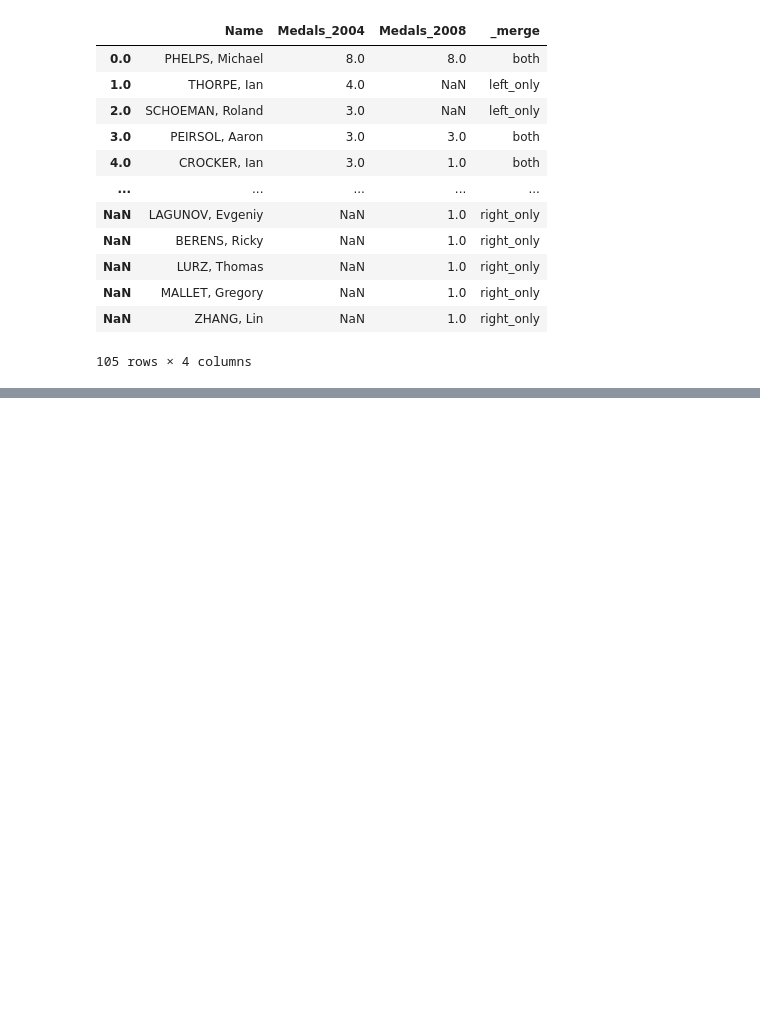
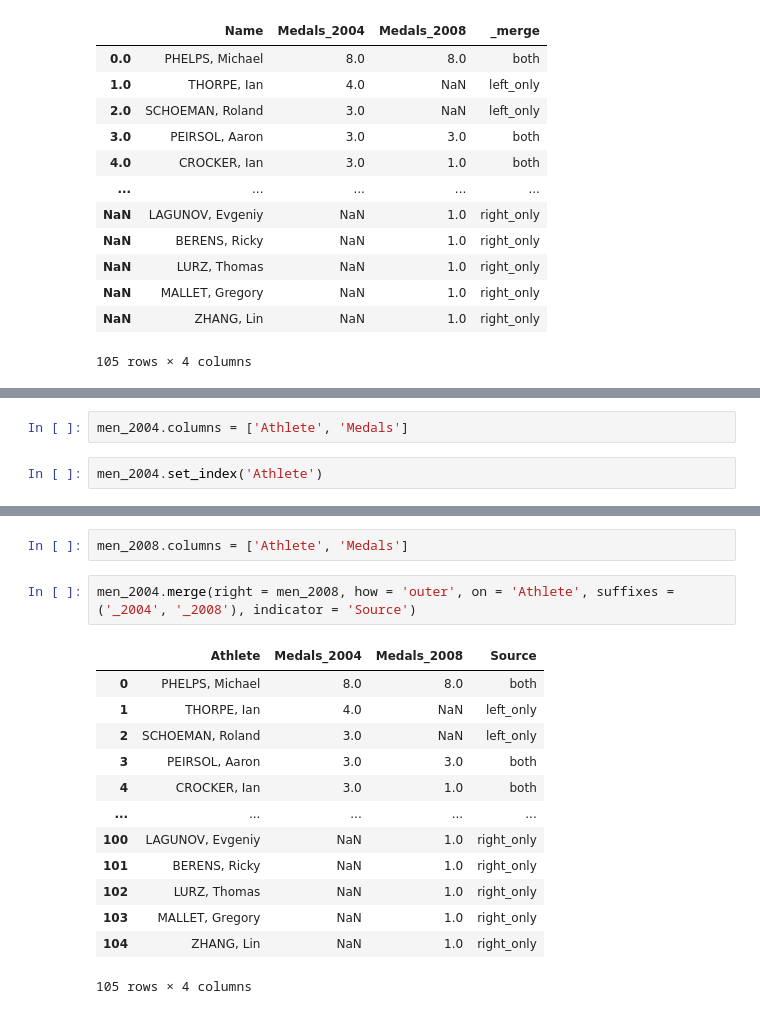
Before and after one commit to alchemistbg/udemy-the-complete-pandas-bootcamp, a Jupyter notebook: Section-14/Merging_Joining_and_Concatenating_Data.ipynb, the cells around one changed output, grey strips where cells are left out. Saved outputs shown, nothing was run; the diff lists cells and outputs as text; blank space fills up the shorter version.

```diff
--- a/Section-14/Merging_Joining_and_Concatenating_Data.ipynb
+++ b/Section-14/Merging_Joining_and_Concatenating_Data.ipynb
@@ -915,0 +989,4 @@ men_0408_3
+# %%
+men_2004.columns = ['Athlete', 'Medals']
+# %%
+men_2004.set_index('Athlete')
@@ -915,0 +1021,18 @@ men_0408_3
+# %%
+men_2008.columns = ['Athlete', 'Medals']
+# %%
+men_2004.merge(right = men_2008, how = 'outer', on = 'Athlete', suffixes = ('_2004', '_2008'), indicator = 'Source')
+# %% [output]
+|  | Athlete | Medals_2004 | Medals_2008 | Source |
+| 0 | PHELPS, Michael | 8.0 | 8.0 | both |
+| 1 | THORPE, Ian | 4.0 | NaN | left_only |
+| 2 | SCHOEMAN, Roland | 3.0 | NaN | left_only |
+| 3 | PEIRSOL, Aaron | 3.0 | 3.0 | both |
+| 4 | CROCKER, Ian | 3.0 | 1.0 | both |
+| ... | ... | ... | ... | ... |
+| 100 | LAGUNOV, Evgeniy | NaN | 1.0 | right_only |
+| 101 | BERENS, Ricky | NaN | 1.0 | right_only |
+| 102 | LURZ, Thomas | NaN | 1.0 | right_only |
+| 103 | MALLET, Gregory | NaN | 1.0 | right_only |
+| 104 | ZHANG, Lin | NaN | 1.0 | right_only |
+105 rows × 4 columns
```
Also changed, not shown: parts of 17 cells of this notebook, 9 other files.
